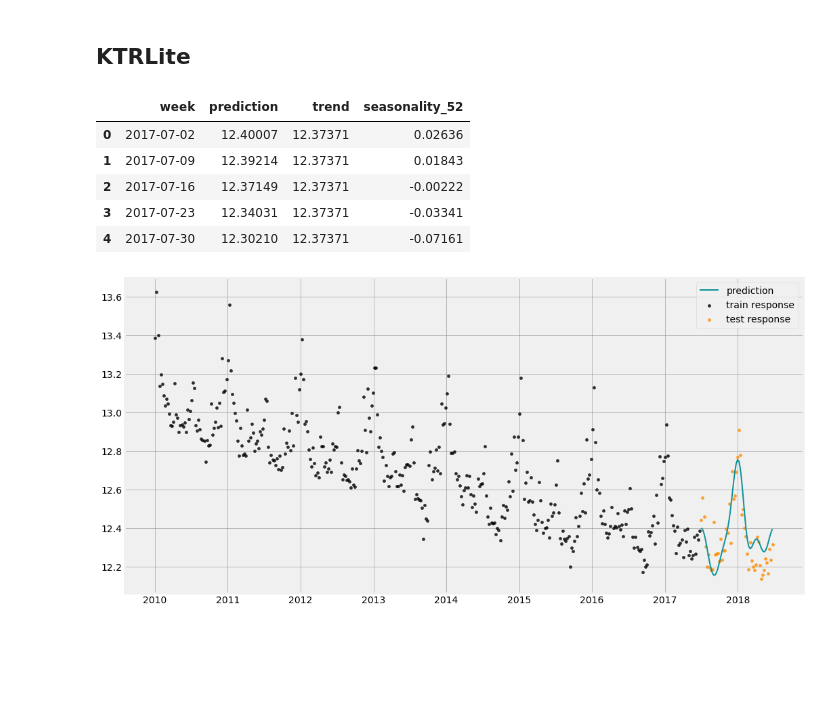
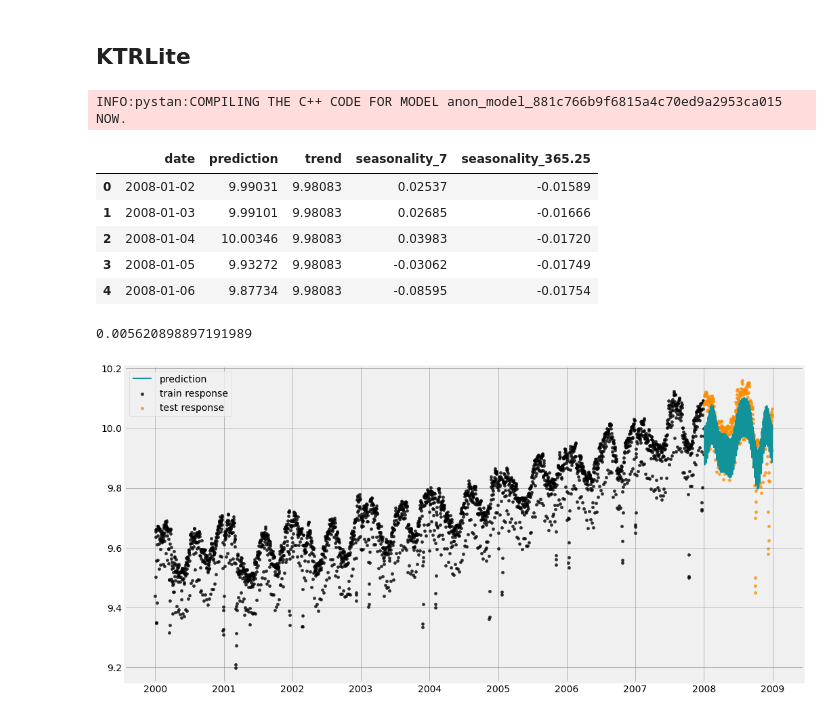
Before and after one commit to pochoi/orbit, a Jupyter notebook: examples/KTR_Example.ipynb, the cells around one changed output. Saved outputs shown, nothing was run; the diff lists cells and outputs as text; code cells hidden in the pictures; blank space fills up the shorter version.

```diff
--- a/examples/KTR_Example.ipynb
+++ b/examples/KTR_Example.ipynb
@@ -51,0 +26,11 @@ df.head()
+# %%
+# from 2000-01-01 to 2008-12-31
+df = load_electricity_demand()
+
+date_col = 'date'
+response_col = 'electricity'
+
+df[response_col] = np.log(df[response_col])
+
+print(df.shape)
+df.head()
@@ -52,7 +57,7 @@ df.head()
 # %% [markdown]
 ### Train / Test Split
 # %%
-test_size=52
+test_size=365
 train_df=df[:-test_size]
 test_df=df[-test_size:]
 # %% [markdown]
@@ -60,31 +68,39 @@ test_df=df[-test_size:]
 # %%
 ktrlite = KTRLiteMAP(
-    response_col='claims',
-    date_col='week',
+    response_col=response_col,
+    date_col=date_col,
     # seasonality
-    seasonality=52,
-    seasonality_fs_order=5,
+    seasonality=[7, 365.25],
+    seasonality_fs_order=[2, 5],
     level_knot_scale=.5,
     span_level=.1,
+    # level_knot_dates=level_knot_dates,
+    # date_freq='D',
     span_coefficients=.3,
     rho_coefficients=.15,
     estimator_type=StanEstimatorMAP,
 )
 # %%
 ktrlite.fit(train_df)
+# %% [output]
+INFO:pystan:COMPILING THE C++ CODE FOR MODEL anon_model_881c766b9f6815a4c70ed9a2953ca015 NOW.
 # %%
 predicted_df = ktrlite.predict(df=test_df, decompose=True)
 predicted_df.head()
 # %% [output]
-|  | week | prediction | trend | seasonality_52 |
-| 0 | 2017-07-02 | 12.40007 | 12.37371 | 0.02636 |
-| 1 | 2017-07-09 | 12.39214 | 12.37371 | 0.01843 |
-| 2 | 2017-07-16 | 12.37149 | 12.37371 | -0.00222 |
-| 3 | 2017-07-23 | 12.34031 | 12.37371 | -0.03341 |
-| 4 | 2017-07-30 | 12.30210 | 12.37371 | -0.07161 |
+|  | date | prediction | trend | seasonality_7 | seasonality_365.25 |
+| 0 | 2008-01-02 | 9.99031 | 9.98083 | 0.02537 | -0.01589 |
+| 1 | 2008-01-03 | 9.99101 | 9.98083 | 0.02685 | -0.01666 |
+| 2 | 2008-01-04 | 10.00346 | 9.98083 | 0.03983 | -0.01720 |
+| 3 | 2008-01-05 | 9.93272 | 9.98083 | -0.03062 | -0.01749 |
+| 4 | 2008-01-06 | 9.87734 | 9.98083 | -0.08595 | -0.01754 |
+# %%
+smape(predicted_df['prediction'].values, test_df['electricity'].values)
+# %% [output]
+0.005620898897191989
 # %%
 _ = plot_predicted_data(training_actual_df=train_df, predicted_df=predicted_df,
-                    date_col='week', actual_col='claims',
+                    date_col=date_col, actual_col=response_col,
                     test_actual_df=test_df)
 # %% [output]
-[figure, old version]
+[figure, new version]
```
Also changed, not shown: parts of 18 cells of this notebook.
